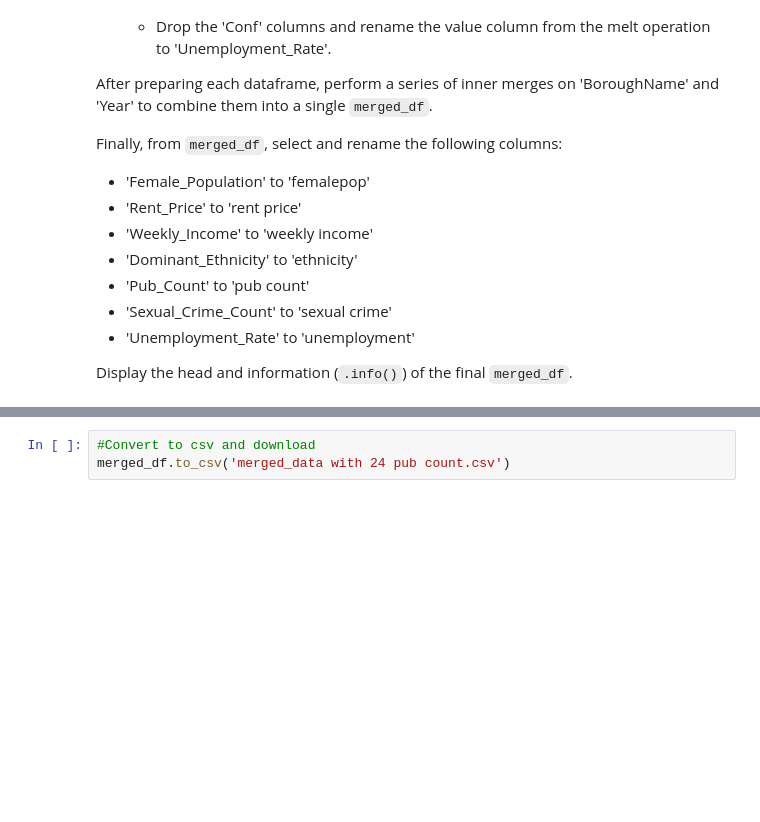
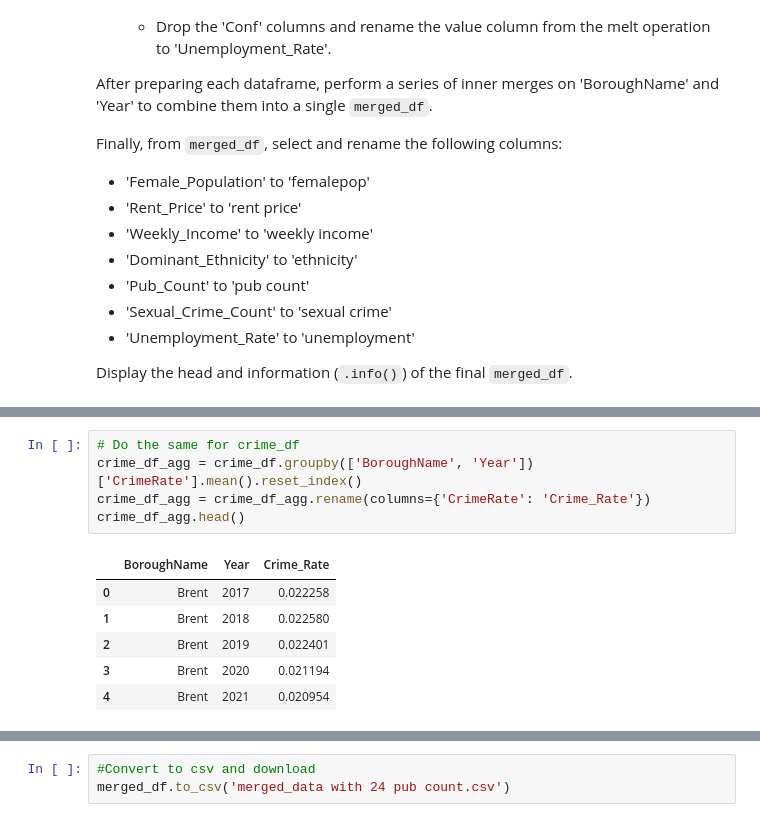
Before and after one commit to greypen2006/Final_Project, a Jupyter notebook: N3. Merge.ipynb, the cells around one changed output, grey strips where cells are left out. Cells and saved outputs as stored; diff of their text form; blank space fills up the shorter version.

```diff
--- a/N3. Merge.ipynb
+++ b/N3. Merge.ipynb
@@ -234,3 +283,15 @@ sexual_crime_df_agg.head()
+# %%
+# Do the same for crime_df
+crime_df_agg = crime_df.groupby(['BoroughName', 'Year'])['CrimeRate'].mean().reset_index()
+crime_df_agg = crime_df_agg.rename(columns={'CrimeRate': 'Crime_Rate'})
+crime_df_agg.head()
+# %% [output]
+|  | BoroughName | Year | Crime_Rate |
+| 0 | Brent | 2017 | 0.022258 |
+| 1 | Brent | 2018 | 0.022580 |
+| 2 | Brent | 2019 | 0.022401 |
+| 3 | Brent | 2020 | 0.021194 |
+| 4 | Brent | 2021 | 0.020954 |
 # %%
 # Rename for consistency as done above
 job_df = job_df.rename(columns={'local authority: district / unitary (as of April 2023)': 'BoroughName'})
```
Also changed, not shown: parts of 23 cells of this notebook.
